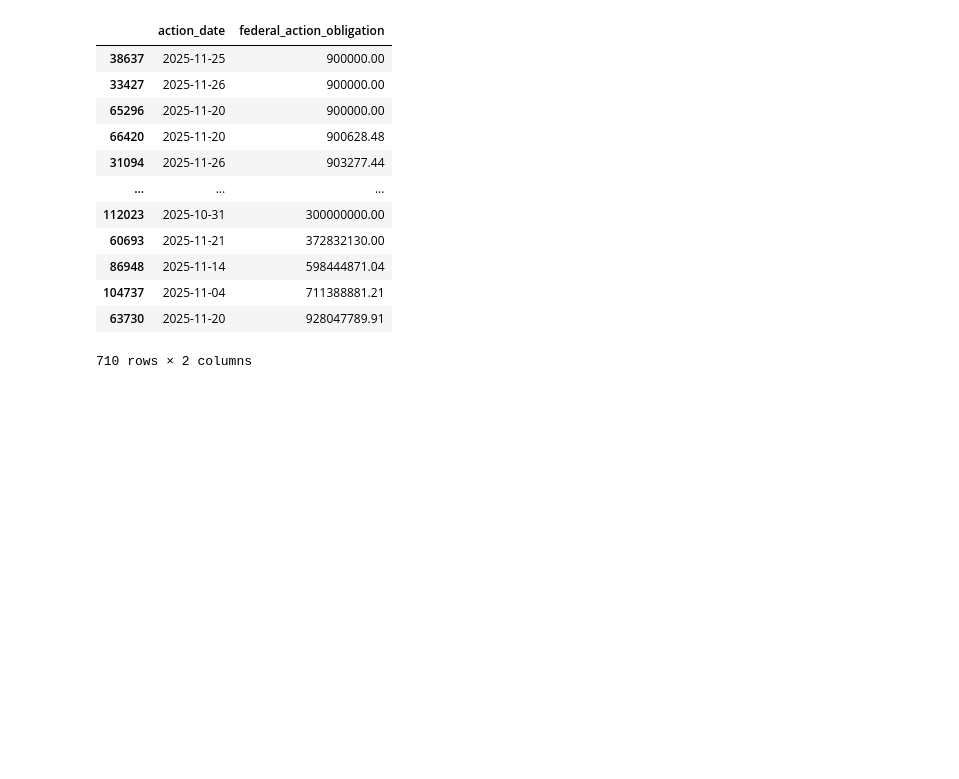
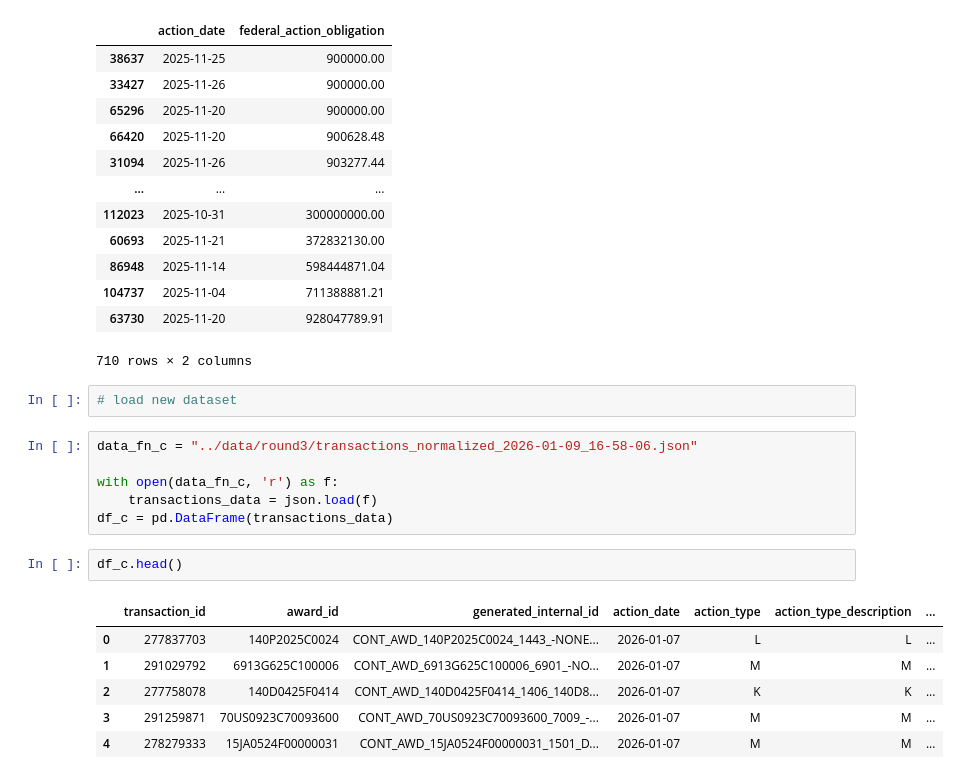
Before and after one commit to sutt/usa-spending, a Jupyter notebook: books/eda-8.ipynb, the cells around one changed output. Saved outputs shown, nothing was run; the diff lists cells and outputs as text; blank space fills up the shorter version.

```diff
--- a/books/eda-8.ipynb
+++ b/books/eda-8.ipynb
@@ -195,3 +195,20 @@ df_a[cols].sort_values(by='federal_action_obligation', ascending=True)
 | 104737 | 2025-11-04 | 711388881.21 |
 | 63730 | 2025-11-20 | 928047789.91 |
 710 rows × 2 columns
+# %%
+# load new dataset
+# %%
+data_fn_c = "../data/round3/transactions_normalized_2026-01-09_16-58-06.json"
+
+with open(data_fn_c, 'r') as f:
+    transactions_data = json.load(f)
+df_c = pd.DataFrame(transactions_data)
+# %%
+df_c.head()
+# %% [output]
+|  | transaction_id | award_id | generated_internal_id | action_date | action_type | action_type_description | ... |
+| 0 | 277837703 | 140P2025C0024 | CONT_AWD_140P2025C0024_1443_-NONE... | 2026-01-07 | L | L | ... |
+| 1 | 291029792 | 6913G625C100006 | CONT_AWD_6913G625C100006_6901_-NO... | 2026-01-07 | M | M | ... |
+| 2 | 277758078 | 140D0425F0414 | CONT_AWD_140D0425F0414_1406_140D8... | 2026-01-07 | K | K | ... |
+| 3 | 291259871 | 70US0923C70093600 | CONT_AWD_70US0923C70093600_7009_-... | 2026-01-07 | M | M | ... |
+| 4 | 278279333 | 15JA0524F00000031 | CONT_AWD_15JA0524F00000031_1501_D... | 2026-01-07 | M | M | ... |
```
Also changed, not shown: parts of 7 cells of this notebook, 2 other files.
